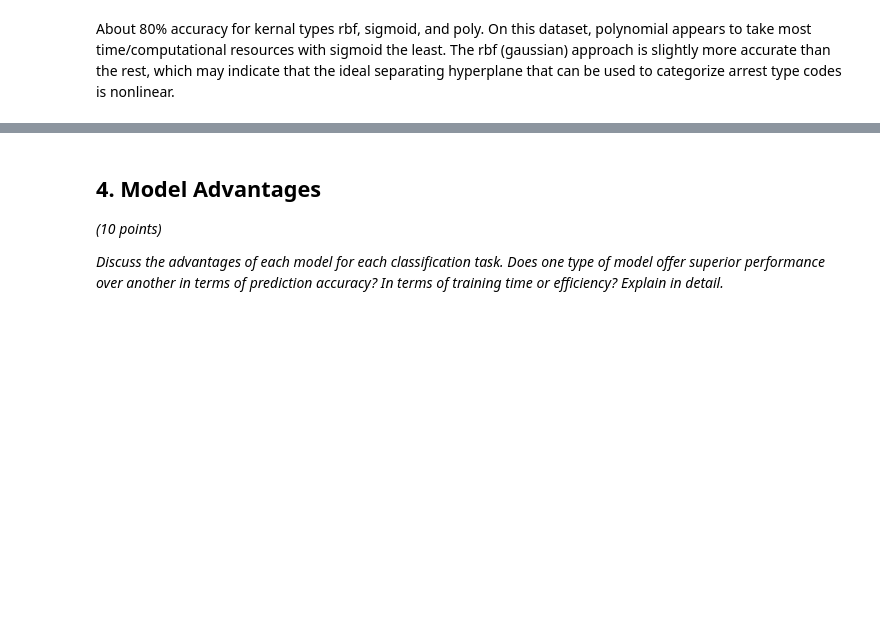
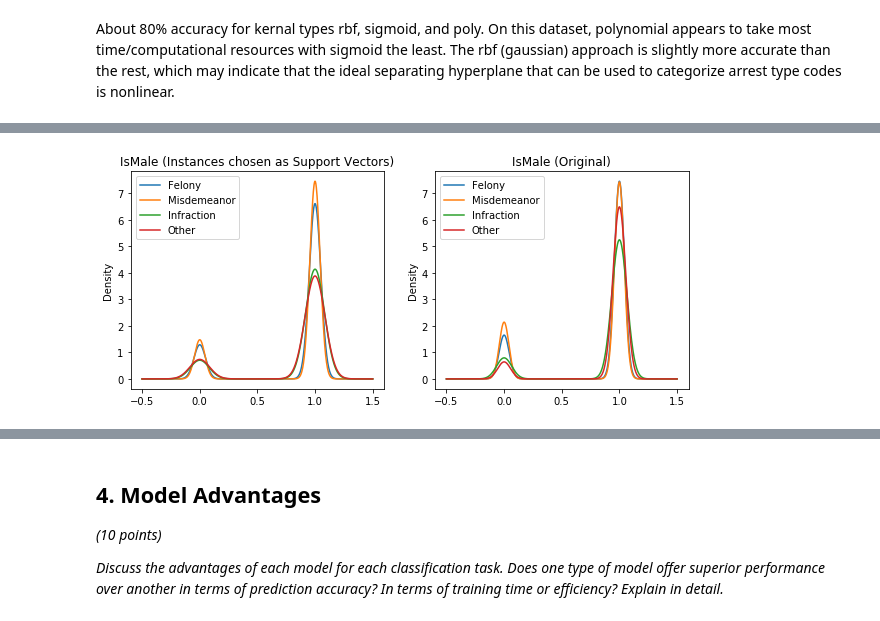
Before and after one commit to EdwardAF-IT/machine-learning-i-group-project, a Jupyter notebook: Code/minilab_FordFryNavaTan_Final_v1.ipynb, the cells around one changed output, grey strips where cells are left out. Drawn from its saved outputs; the diff is of its cells as text; code cells hidden in the pictures; blank space fills up the shorter version.

```diff
--- a/Code/minilab_FordFryNavaTan_Final_v1.ipynb
+++ b/Code/minilab_FordFryNavaTan_Final_v1.ipynb
@@ -238,6 +250,7 @@ Remove any observations with Charge Group Codes of 3, 25 or 99. Also, remove any
 # %%
 #create another dataset for binary classification later
 df_binary = df
+df_svm = df
 
 #filter charge group codes
 charge_codes_exclude= ['3.0','25.0','99.0','nan']
@@ -706,10 +717,21 @@ Wall time: 3min 45s
 # %% [markdown]
 ### b. Support Vector Machine
 # %%
-if 'Arrest Type Code' in df:
-    y = df['Arrest Type Code'].values # get the labels we want
-    del df['Arrest Type Code'] # get rid of the class label
-    X = df.values # use everything else to predict!
+#subsample of dataframe for svm testing, 5% of data
+SUB_SAMPLE_SIZE = 0.15
+df_svm1 = df_svm.sample(n = int(len(df) * SUB_SAMPLE_SIZE))
+
+#filter charge group codes
+charge_codes_exclude= ['3.0','25.0','99.0','nan']
+df_svm1 = df_svm1[~df_svm1['Charge Group Code'].isin(charge_codes_exclude) ]
+
+df_svm1.drop(['Sex Code','Descent Code','arrest_day_of_week','Area ID','Reporting District','Charge Group Code',
+         'Location','arrest_year','Age','Hour','arrest_month'], axis=1, inplace=True)
+
+if 'Arrest Type Code' in df_svm1:
+    y = df_svm1['Arrest Type Code'].values # get the labels we want
+    del df_svm1['Arrest Type Code'] # get rid of the class label
+    X = df_svm1.values # use everything else to predict!
 
 for train_indices, test_indices in cv_object.split(X,y):
     X_train = X[train_indices]
@@ -805,10 +908,10 @@ About 80% accuracy for kernal types rbf, sigmoid, and poly. On this dataset, pol
 # grabe the rows that were selected as support vectors (these are usually instances that are hard to classify)
 
 # make a dataframe of the training data
-df_tested_on = df.iloc[train_indices].copy() # saved from above, the indices chosen for training
+df_tested_on = df_svm1.iloc[train_indices].copy() # saved from above, the indices chosen for training
 # now get the support vectors from the trained model
 df_support = df_tested_on.iloc[svm_clf.support_,:].copy()
 
 df_support['Arrest Type Code'] = y[svm_clf.support_] # add back in the 'Arrest Type Code' Column to the pandas dataframe
-df['Arrest Type Code'] = y # also add it back in for the original data
+df_svm1['Arrest Type Code'] = y # also add it back in for the original data
 df_support.info()
@@ -815,24 +936,26 @@ df_support.info()
 # %%
 from pandas.plotting import boxplot
 
 # Group the original data and the support vectors
 df_grouped_support = df_support.groupby(['Arrest Type Code'])
-df_grouped = df.groupby(['Arrest Type Code'])
+df_grouped = df_svm1.groupby(['Arrest Type Code'])
 
 # Plot KDE of Different variables
 vars_to_plot = ['IsMale']
 
 for v in vars_to_plot:
     plt.figure(figsize=(10,4))
     # plot support vector stats
     plt.subplot(1,2,1)
     ax = df_grouped_support[v].plot.kde()
     plt.legend(['Felony','Misdemeanor','Infraction','Other'])
     plt.title(v+' (Instances chosen as Support Vectors)')
 
     # plot original distributions
     plt.subplot(1,2,2)
     ax = df_grouped[v].plot.kde()
     plt.legend(['Felony','Misdemeanor','Infraction','Other'])
     plt.title(v+' (Original)')
+# %% [output]
+[figure, added]
 # %%
```
Also changed, not shown: parts of 26 cells of this notebook.
